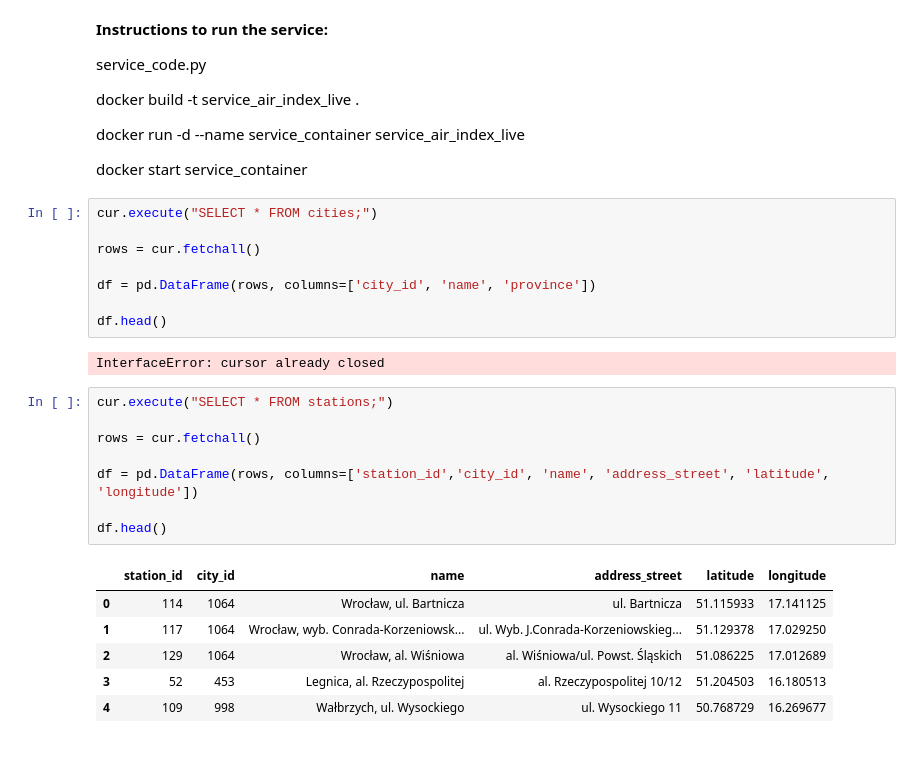
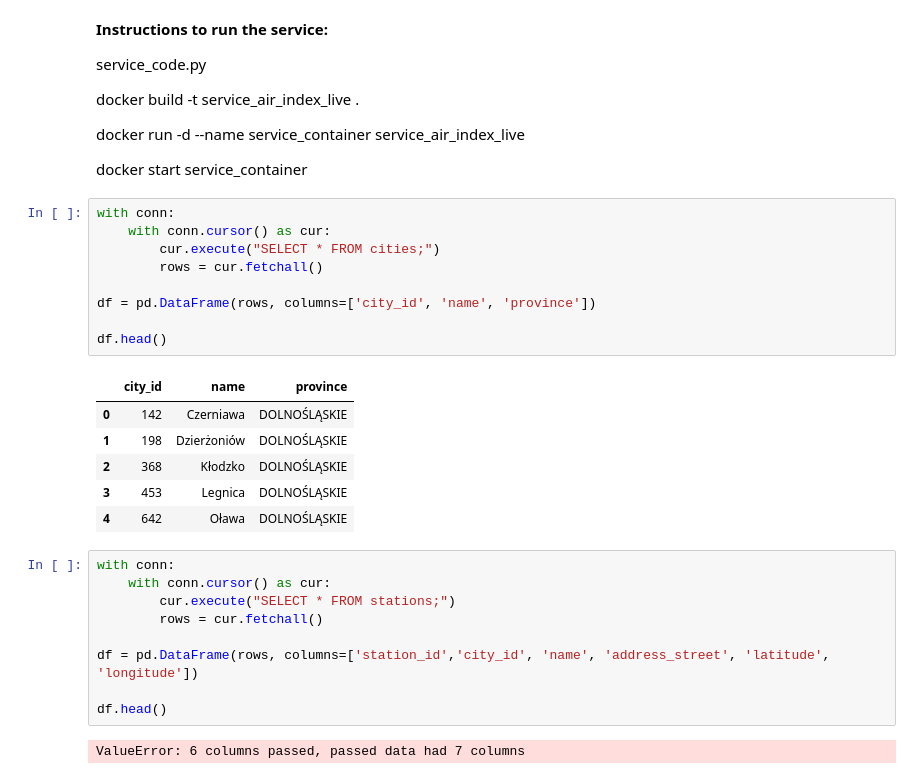
Before and after one commit to KosoliCstud/project, a Jupyter notebook: project_code.ipynb, the cells around one changed output. Saved outputs shown, nothing was run; the diff lists cells and outputs as text.

```diff
--- a/project_code.ipynb
+++ b/project_code.ipynb
@@ -649,30 +660,32 @@ docker run -d --name service_container service_air_index_live
 
 docker start service_container
 # %%
-cur.execute("SELECT * FROM cities;")
-
-rows = cur.fetchall()
+with conn:
+    with conn.cursor() as cur:
+        cur.execute("SELECT * FROM cities;")
+        rows = cur.fetchall()
 
 df = pd.DataFrame(rows, columns=['city_id', 'name', 'province'])
 
 df.head()
 # %% [output]
-InterfaceError: cursor already closed
+|  | city_id | name | province |
+| 0 | 142 | Czerniawa | DOLNOŚLĄSKIE |
+| 1 | 198 | Dzierżoniów | DOLNOŚLĄSKIE |
+| 2 | 368 | Kłodzko | DOLNOŚLĄSKIE |
+| 3 | 453 | Legnica | DOLNOŚLĄSKIE |
+| 4 | 642 | Oława | DOLNOŚLĄSKIE |
 # %%
-cur.execute("SELECT * FROM stations;")
-
-rows = cur.fetchall()
+with conn:
+    with conn.cursor() as cur:
+        cur.execute("SELECT * FROM stations;")
+        rows = cur.fetchall()
 
 df = pd.DataFrame(rows, columns=['station_id','city_id', 'name', 'address_street', 'latitude', 'longitude'])
 
 df.head()
 # %% [output]
-|  | station_id | city_id | name | address_street | latitude | longitude |
-| 0 | 114 | 1064 | Wrocław, ul. Bartnicza | ul. Bartnicza | 51.115933 | 17.141125 |
-| 1 | 117 | 1064 | Wrocław, wyb. Conrada-Korzeniowsk... | ul. Wyb. J.Conrada-Korzeniowskieg... | 51.129378 | 17.029250 |
-| 2 | 129 | 1064 | Wrocław, al. Wiśniowa | al. Wiśniowa/ul. Powst. Śląskich | 51.086225 | 17.012689 |
-| 3 | 52 | 453 | Legnica, al. Rzeczypospolitej | al. Rzeczypospolitej 10/12 | 51.204503 | 16.180513 |
-| 4 | 109 | 998 | Wałbrzych, ul. Wysockiego | ul. Wysockiego 11 | 50.768729 | 16.269677 |
+ValueError: 6 columns passed, passed data had 7 columns
 # %%
 cur.execute("SELECT * FROM sensors;")
 
```
Also changed, not shown: parts of 9 cells of this notebook.
